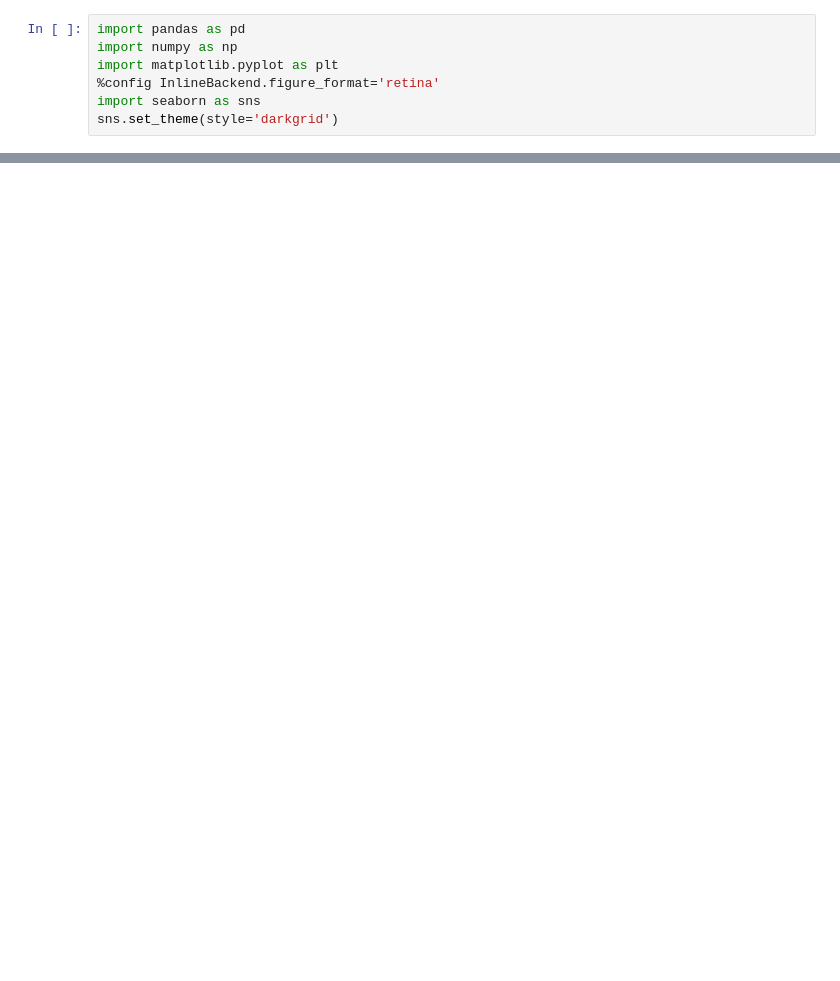
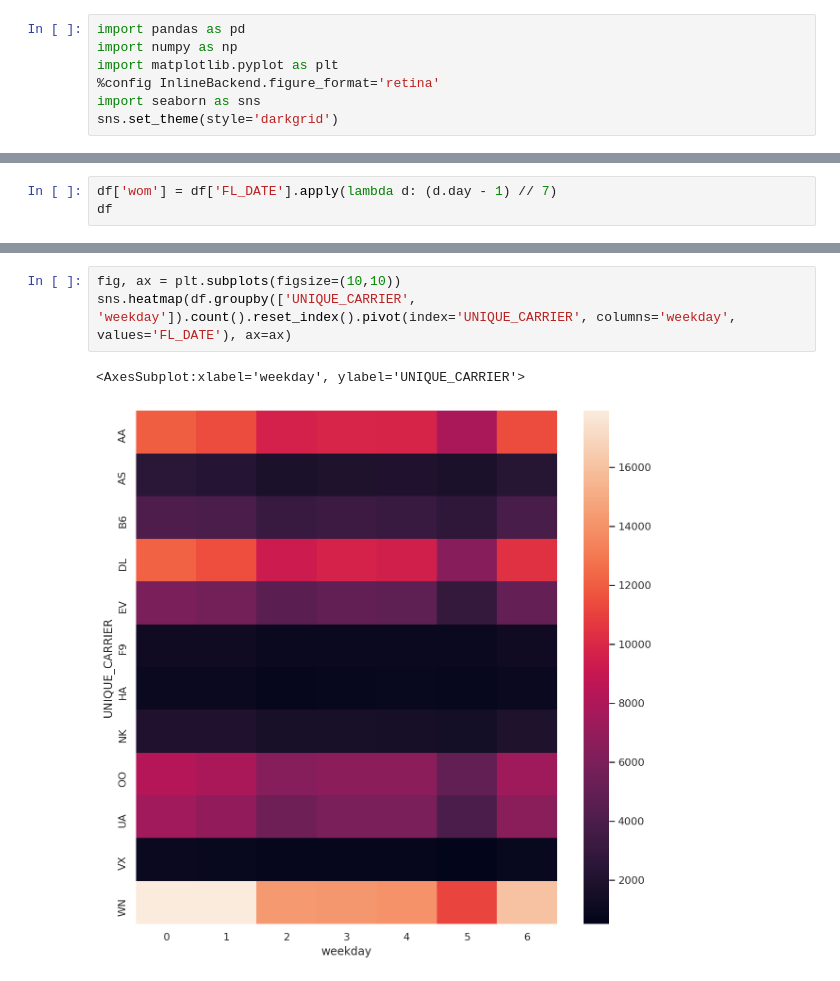
Before and after one commit to mrandri19/polito2020-data-science-lab, a Jupyter notebook: Lab5/Lab5es2.ipynb, the cells around one changed output, grey strips where cells are left out. Drawn from its saved outputs; the diff is of its cells as text; blank space fills up the shorter version.

```diff
--- a/Lab5/Lab5es2.ipynb
+++ b/Lab5/Lab5es2.ipynb
@@ -43,0 +188,3 @@ dtype: object
+# %%
+df['wom'] = df['FL_DATE'].apply(lambda d: (d.day - 1) // 7)
+df
@@ -43,0 +222,6 @@ dtype: object
+# %%
+fig, ax = plt.subplots(figsize=(10,10))
+sns.heatmap(df.groupby(['UNIQUE_CARRIER', 'weekday']).count().reset_index().pivot(index='UNIQUE_CARRIER', columns='weekday', values='FL_DATE'), ax=ax)
+# %% [output]
+<AxesSubplot:xlabel='weekday', ylabel='UNIQUE_CARRIER'>
+[figure, added]
```
Also changed, not shown: parts of 33 cells of this notebook.
